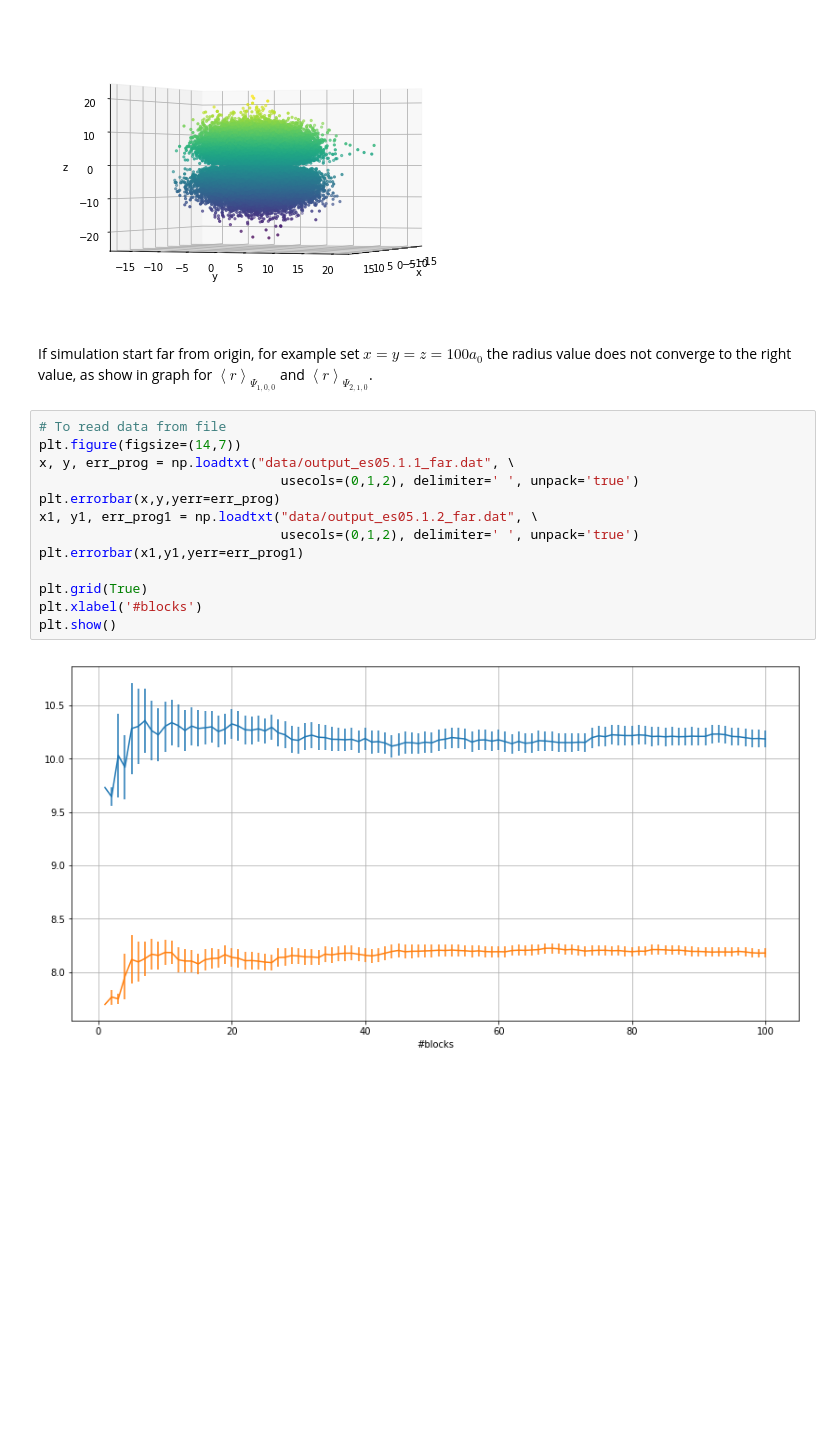
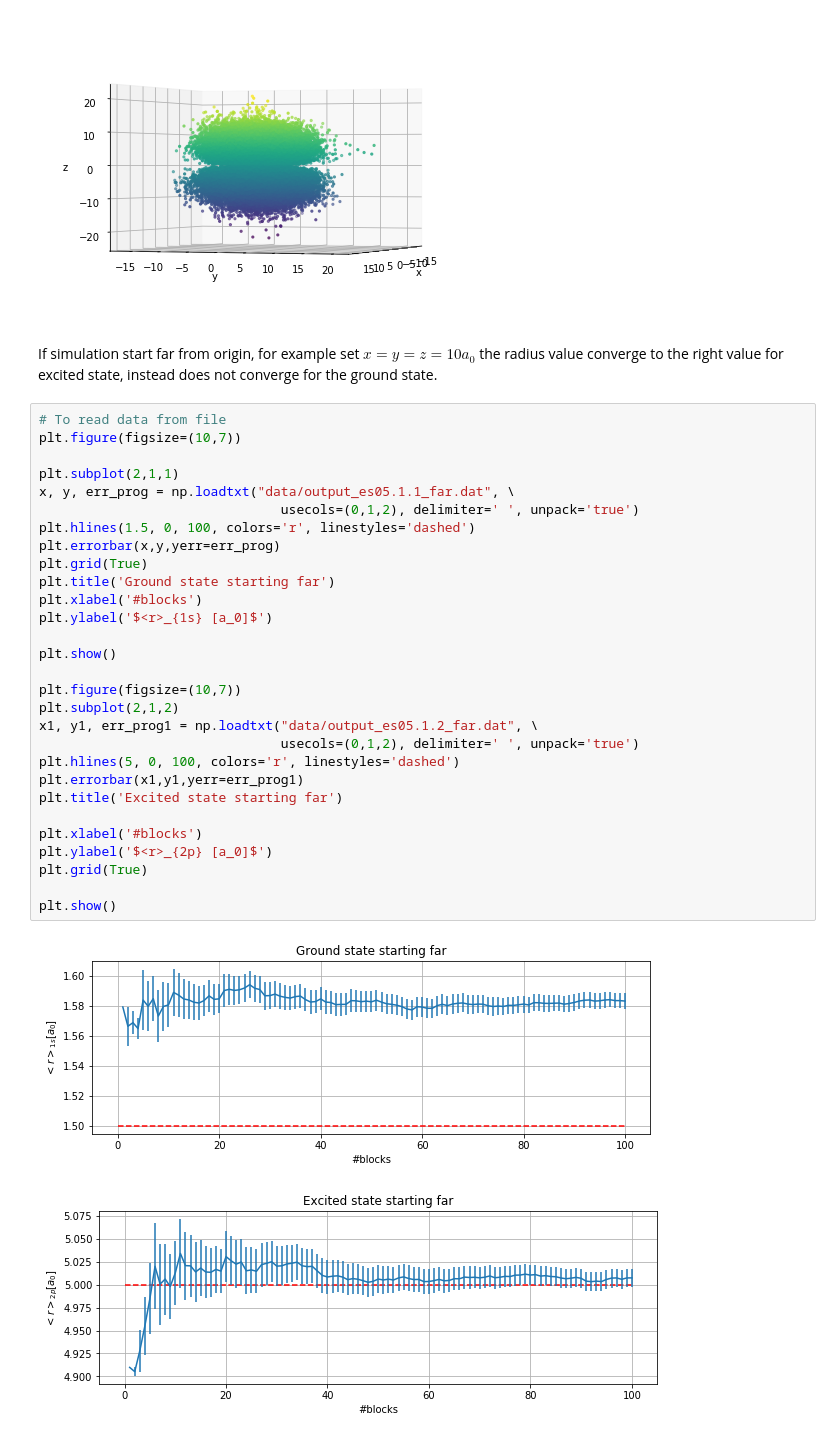
Before and after one commit to martanit/laboratorio-simulazione-numerica, a Jupyter notebook: exercise_05/exercise_05.ipynb, the cells around one changed output. Cells and saved outputs as stored; diff of their text form; blank space fills up the shorter version.

```diff
--- a/exercise_05/exercise_05.ipynb
+++ b/exercise_05/exercise_05.ipynb
@@ -86,19 +86,36 @@ plt.show()
 # %% [output]
 [figure]
 # %% [markdown]
-If simulation start far from origin, for example set $x=y=z=100a_0$ the radius value does not converge to the right value, as show in graph for $\left\langle r \right\rangle_{\Psi_{1,0,0}}$ and $\left\langle r \right\rangle_{\Psi_{2,1,0}}$.
+If simulation start far from origin, for example set $x=y=z=10a_0$ the radius value converge to the right value for excited state, instead does not converge for the ground state.
 # %%
 # To read data from file
-plt.figure(figsize=(14,7))
+plt.figure(figsize=(10,7))
+
+plt.subplot(2,1,1)
 x, y, err_prog = np.loadtxt("data/output_es05.1.1_far.dat", \
                                usecols=(0,1,2), delimiter=' ', unpack='true')
+plt.hlines(1.5, 0, 100, colors='r', linestyles='dashed')
 plt.errorbar(x,y,yerr=err_prog)
+plt.grid(True)
+plt.title('Ground state starting far')
+plt.xlabel('#blocks')
+plt.ylabel('$<r>_{1s} [a_0]$')
+
+plt.show()
+
+plt.figure(figsize=(10,7))
+plt.subplot(2,1,2)
 x1, y1, err_prog1 = np.loadtxt("data/output_es05.1.2_far.dat", \
                                usecols=(0,1,2), delimiter=' ', unpack='true')
+plt.hlines(5, 0, 100, colors='r', linestyles='dashed')
 plt.errorbar(x1,y1,yerr=err_prog1)
+plt.title('Excited state starting far')
 
+plt.xlabel('#blocks')
+plt.ylabel('$<r>_{2p} [a_0]$')
 plt.grid(True)
-plt.xlabel('#blocks')
+
 plt.show()
 # %% [output]
-[figure, old version]
+[figure, new version]
+[figure, added]
```
Also changed, not shown: parts of 5 cells of this notebook, 57 other files.
